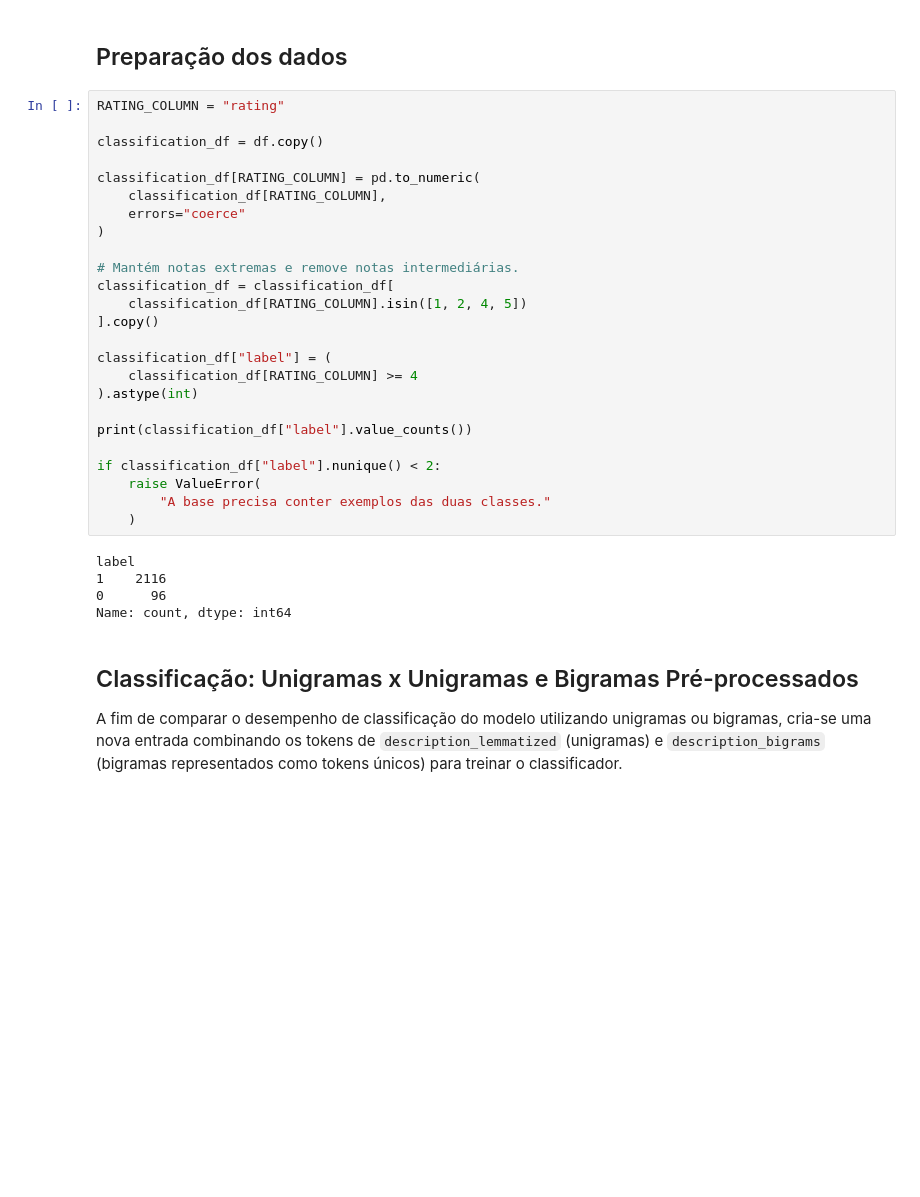
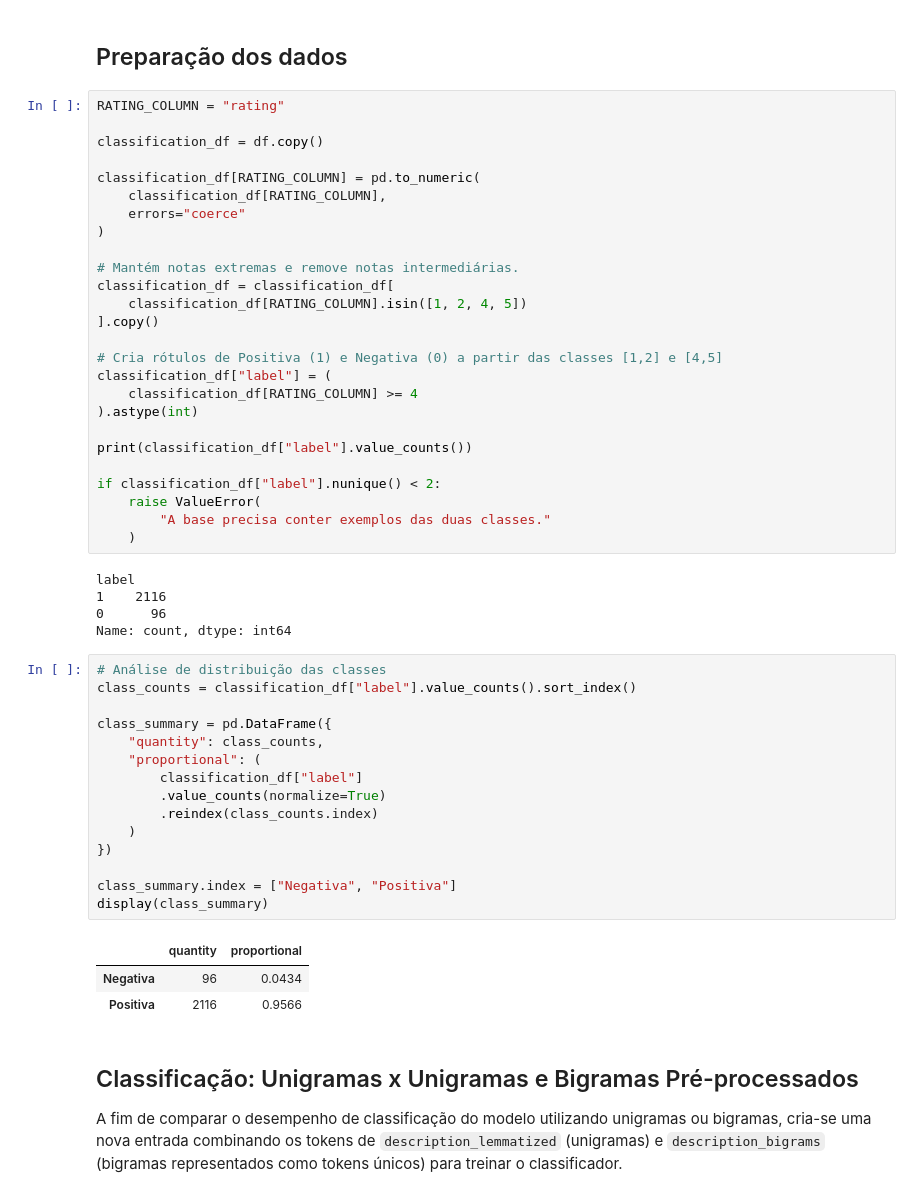
Before and after one commit to incrisvel/adaptaste, a Jupyter notebook: classification.ipynb, the cells around one changed output. Drawn from its saved outputs; the diff is of its cells as text; blank space fills up the shorter version.

```diff
--- a/classification.ipynb
+++ b/classification.ipynb
@@ -28,6 +28,7 @@ classification_df = classification_df[
     classification_df[RATING_COLUMN].isin([1, 2, 4, 5])
 ].copy()
 
+# Cria rótulos de Positiva (1) e Negativa (0) a partir das classes [1,2] e [4,5]
 classification_df["label"] = (
     classification_df[RATING_COLUMN] >= 4
 ).astype(int)
@@ -43,6 +44,25 @@ label
 1    2116
 0      96
 Name: count, dtype: int64
+# %%
+# Análise de distribuição das classes
+class_counts = classification_df["label"].value_counts().sort_index()
+
+class_summary = pd.DataFrame({
+    "quantity": class_counts,
+    "proportional": (
+        classification_df["label"]
+        .value_counts(normalize=True)
+        .reindex(class_counts.index)
+    )
+})
+
+class_summary.index = ["Negativa", "Positiva"]
+display(class_summary)
+# %% [output]
+|  | quantity | proportional |
+| Negativa | 96 | 0.0434 |
+| Positiva | 2116 | 0.9566 |
 # %% [markdown]
 ## Classificação: Unigramas x Unigramas e Bigramas Pré-processados
 
```
Also changed, not shown: parts of 9 cells of this notebook.
